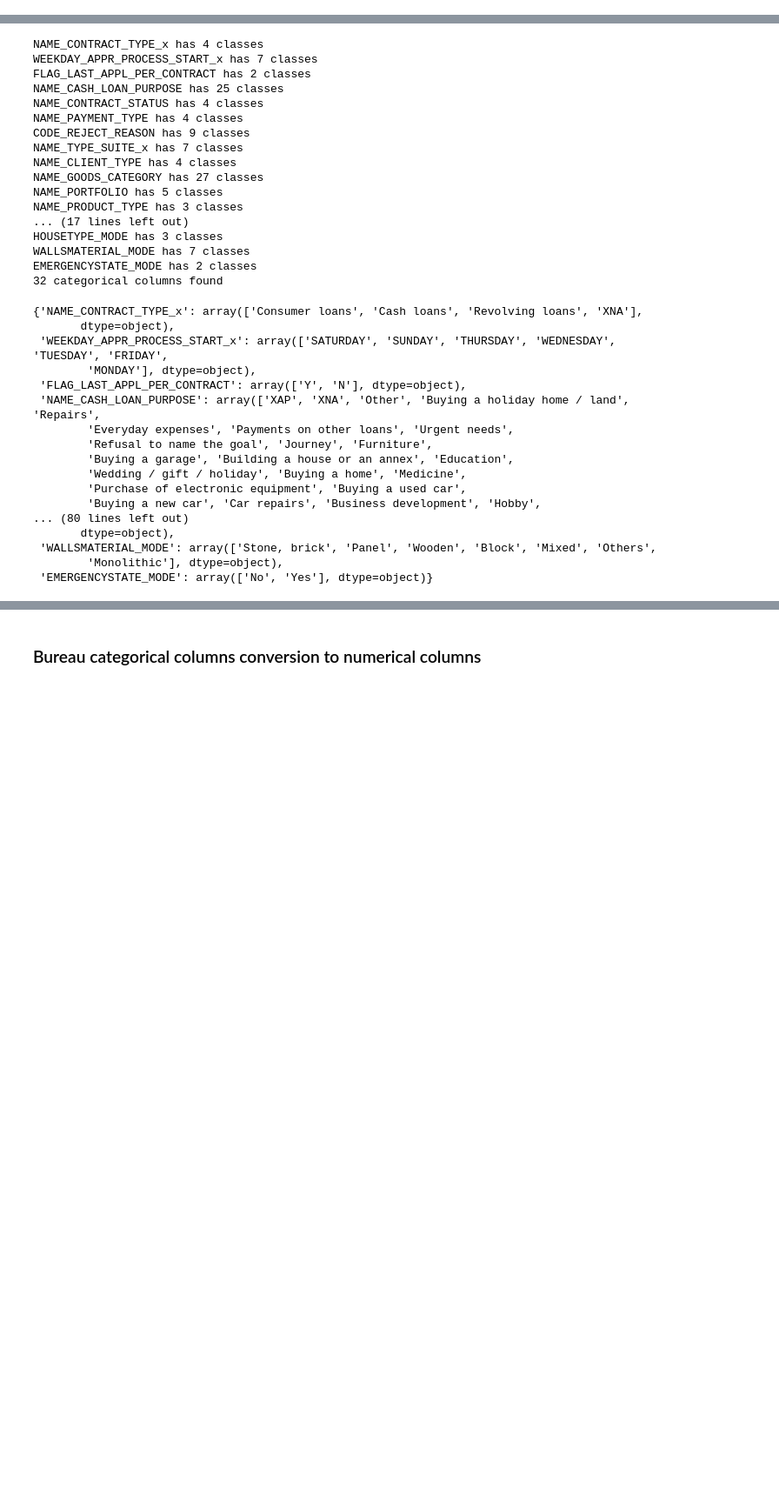
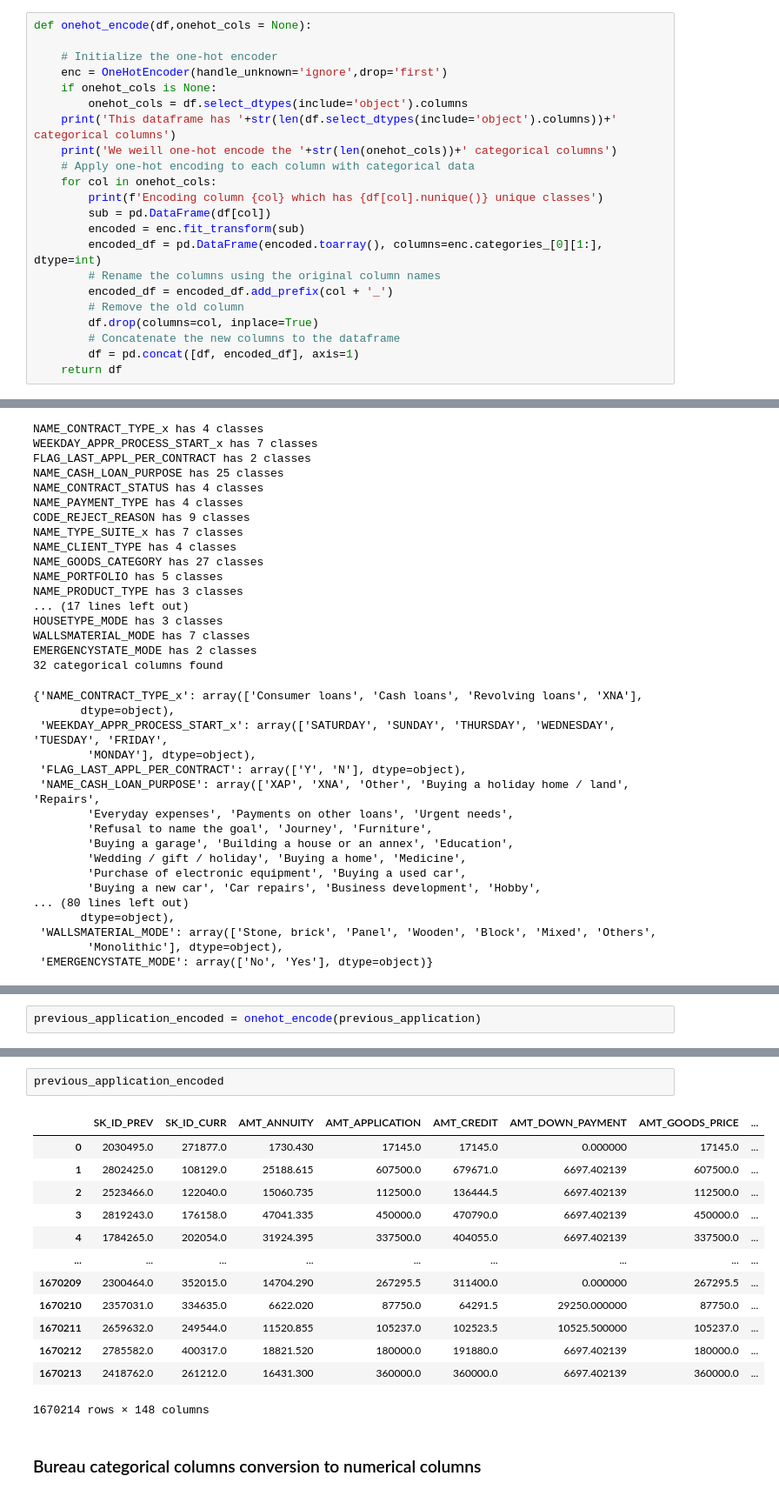
Before and after one commit to yybrother989/HomeCreditDefaultRisk, a Jupyter notebook: Capstone_Project-Home-Credit-Default-Risk_V0.1.ipynb, the cells around one changed output, grey strips where cells are left out. Shown at 87% size. Saved outputs shown, nothing was run; the diff lists cells and outputs as text; blank space fills up the shorter version.

```diff
--- a/Capstone_Project-Home-Credit-Default-Risk_V0.1.ipynb
+++ b/Capstone_Project-Home-Credit-Default-Risk_V0.1.ipynb
@@ -869,0 +857,22 @@ def onehotencoder(df,drop='first'):
+# %%
+def onehot_encode(df,onehot_cols = None):
+
+    # Initialize the one-hot encoder
+    enc = OneHotEncoder(handle_unknown='ignore',drop='first')
+    if onehot_cols is None:
+        onehot_cols = df.select_dtypes(include='object').columns
+    print('This dataframe has '+str(len(df.select_dtypes(include='object').columns))+' categorical columns')
+    print('We weill one-hot encode the '+str(len(onehot_cols))+' categorical columns')
+    # Apply one-hot encoding to each column with categorical data
+    for col in onehot_cols:
+        print(f'Encoding column {col} which has {df[col].nunique()} unique classes')
+        sub = pd.DataFrame(df[col])
+        encoded = enc.fit_transform(sub)
+        encoded_df = pd.DataFrame(encoded.toarray(), columns=enc.categories_[0][1:], dtype=int)
+        # Rename the columns using the original column names
+        encoded_df = encoded_df.add_prefix(col + '_')
+        # Remove the old column
+        df.drop(columns=col, inplace=True)
+        # Concatenate the new columns to the dataframe
+        df = pd.concat([df, encoded_df], axis=1)
+    return df
@@ -957,0 +1038,2 @@ KeyboardInterrupt:
+# %%
+previous_application_encoded = onehot_encode(previous_application)
@@ -958,2 +1059,18 @@ KeyboardInterrupt:
+# %%
+previous_application_encoded
+# %% [output]
+|  | SK_ID_PREV | SK_ID_CURR | AMT_ANNUITY | AMT_APPLICATION | AMT_CREDIT | AMT_DOWN_PAYMENT | AMT_GOODS_PRICE | ... |
+| 0 | 2030495.0 | 271877.0 | 1730.430 | 17145.0 | 17145.0 | 0.000000 | 17145.0 | ... |
+| 1 | 2802425.0 | 108129.0 | 25188.615 | 607500.0 | 679671.0 | 6697.402139 | 607500.0 | ... |
+| 2 | 2523466.0 | 122040.0 | 15060.735 | 112500.0 | 136444.5 | 6697.402139 | 112500.0 | ... |
+| 3 | 2819243.0 | 176158.0 | 47041.335 | 450000.0 | 470790.0 | 6697.402139 | 450000.0 | ... |
+| 4 | 1784265.0 | 202054.0 | 31924.395 | 337500.0 | 404055.0 | 6697.402139 | 337500.0 | ... |
+| ... | ... | ... | ... | ... | ... | ... | ... | ... |
+| 1670209 | 2300464.0 | 352015.0 | 14704.290 | 267295.5 | 311400.0 | 0.000000 | 267295.5 | ... |
+| 1670210 | 2357031.0 | 334635.0 | 6622.020 | 87750.0 | 64291.5 | 29250.000000 | 87750.0 | ... |
+| 1670211 | 2659632.0 | 249544.0 | 11520.855 | 105237.0 | 102523.5 | 10525.500000 | 105237.0 | ... |
+| 1670212 | 2785582.0 | 400317.0 | 18821.520 | 180000.0 | 191880.0 | 6697.402139 | 180000.0 | ... |
+| 1670213 | 2418762.0 | 261212.0 | 16431.300 | 360000.0 | 360000.0 | 6697.402139 | 360000.0 | ... |
+1670214 rows × 148 columns
 # %% [markdown]
 ### Bureau categorical columns conversion to numerical columns
```
Also changed, not shown: parts of 86 cells of this notebook.
